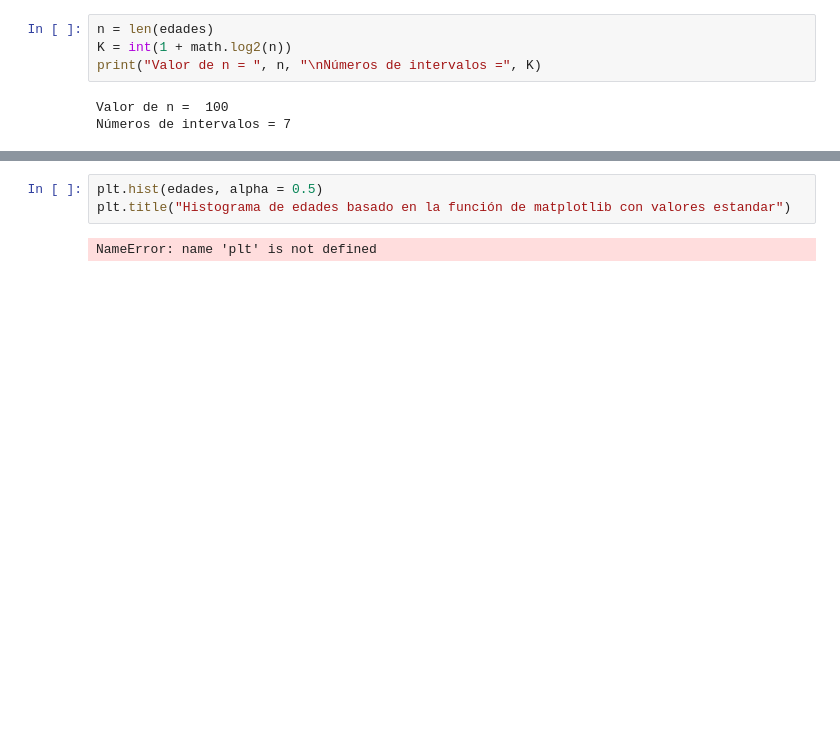
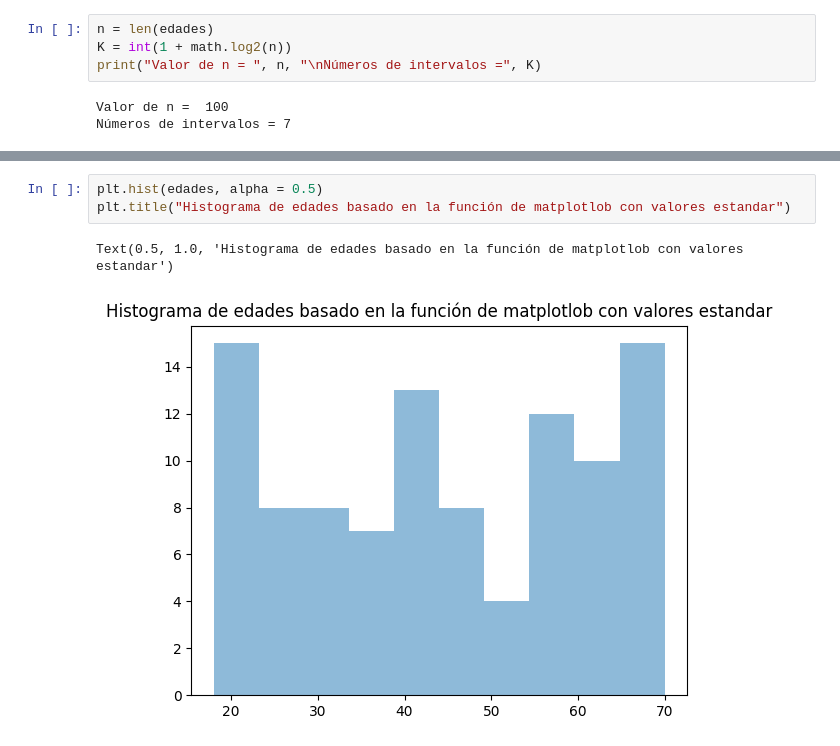
Before and after one commit to 25041032-Jocelyn/PROBABILIDAD-Y-ESTADISTICA, a Jupyter notebook: Unidad1/Practica_3.ipynb, the cells around one changed output, grey strips where cells are left out. Drawn from its saved outputs; the diff is of its cells as text; blank space fills up the shorter version.

```diff
--- a/Unidad1/Practica_3.ipynb
+++ b/Unidad1/Practica_3.ipynb
@@ -215,6 +216,7 @@ print (tabla_frecuencia)
 3         100.0
 # %%
 plt.hist(edades, alpha = 0.5)
-plt.title("Histograma de edades basado en la función de matplotlib con valores estandar")
+plt.title("Histograma de edades basado en la función de matplotlob con valores estandar")
 # %% [output]
-NameError: name 'plt' is not defined
+Text(0.5, 1.0, 'Histograma de edades basado en la función de matplotlob con valores estandar')
+[figure, added]
```
Also changed, not shown: parts of 14 cells of this notebook.
